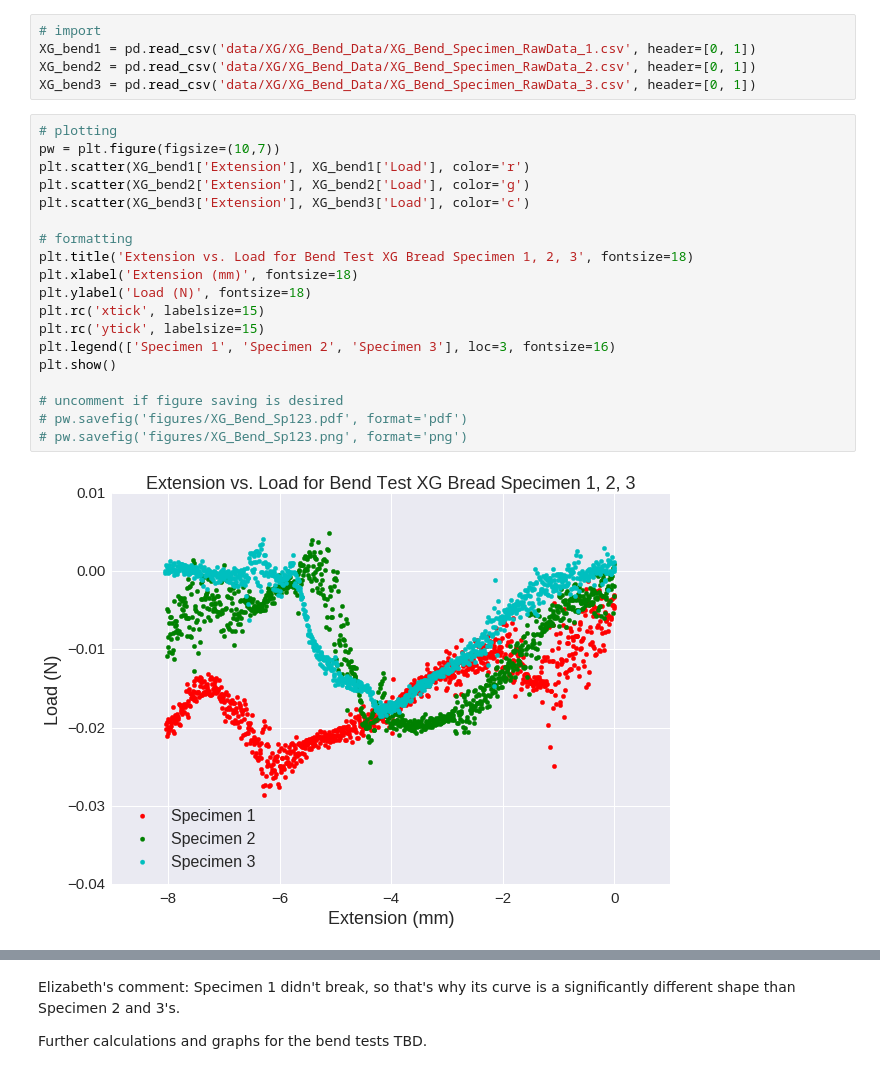
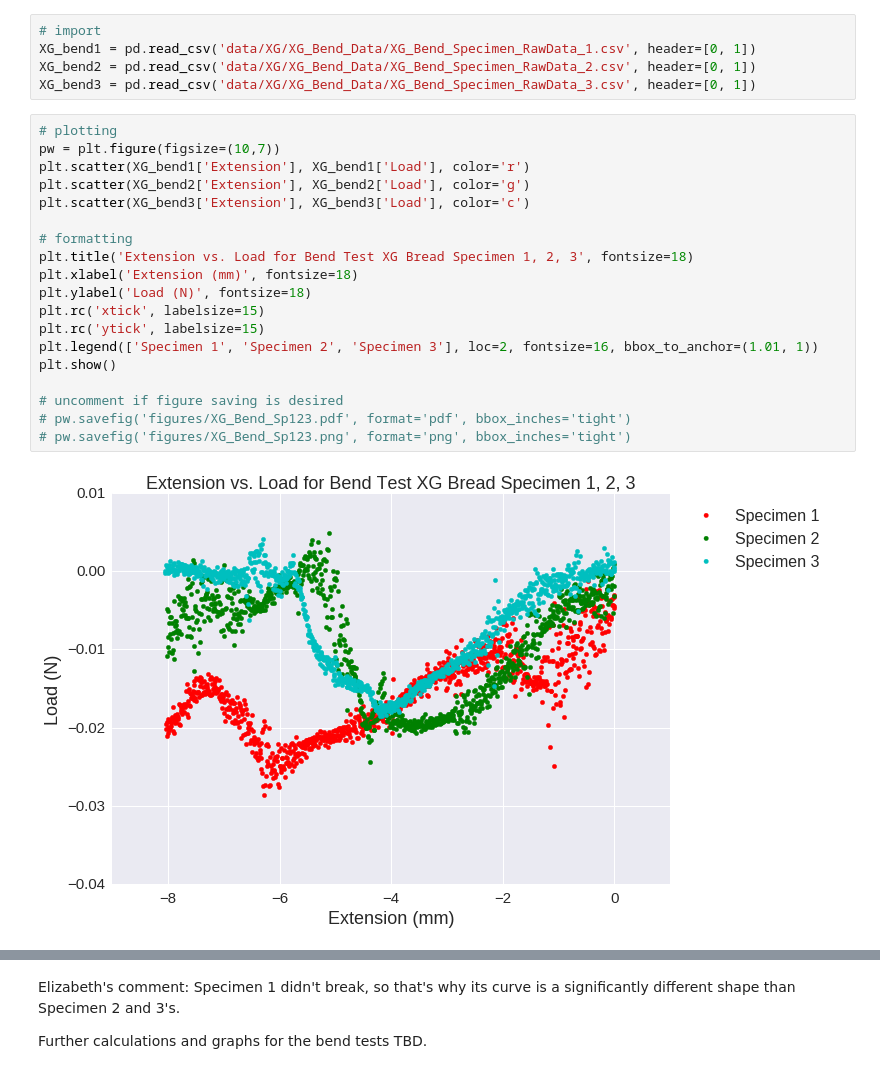
Before and after one commit to greenteawarrior/MatSci, a Jupyter notebook: GFBaking/instron_csv.ipynb, the cells around one changed output, grey strips where cells are left out. Drawn from its saved outputs; the diff is of its cells as text.

Commit message:
UPDATE: saved figures without legends getting cut off and fixed plot titles that said "Specimen" twice

```diff
--- a/GFBaking/instron_csv.ipynb
+++ b/GFBaking/instron_csv.ipynb
@@ -238,24 +240,24 @@ XG_bend3 = pd.read_csv('data/XG/XG_Bend_Data/XG_Bend_Specimen_RawData_3.csv', he
 # %%
 # plotting
 pw = plt.figure(figsize=(10,7))
 plt.scatter(XG_bend1['Extension'], XG_bend1['Load'], color='r')
 plt.scatter(XG_bend2['Extension'], XG_bend2['Load'], color='g')
 plt.scatter(XG_bend3['Extension'], XG_bend3['Load'], color='c')
 
 # formatting
 plt.title('Extension vs. Load for Bend Test XG Bread Specimen 1, 2, 3', fontsize=18)
 plt.xlabel('Extension (mm)', fontsize=18)
 plt.ylabel('Load (N)', fontsize=18)
 plt.rc('xtick', labelsize=15)
 plt.rc('ytick', labelsize=15)
-plt.legend(['Specimen 1', 'Specimen 2', 'Specimen 3'], loc=3, fontsize=16)
+plt.legend(['Specimen 1', 'Specimen 2', 'Specimen 3'], loc=2, fontsize=16, bbox_to_anchor=(1.01, 1))
 plt.show()
 
 # uncomment if figure saving is desired
-# pw.savefig('figures/XG_Bend_Sp123.pdf', format='pdf')
-# pw.savefig('figures/XG_Bend_Sp123.png', format='png')
+# pw.savefig('figures/XG_Bend_Sp123.pdf', format='pdf', bbox_inches='tight')
+# pw.savefig('figures/XG_Bend_Sp123.png', format='png', bbox_inches='tight')
 # %% [output]
-[figure, old version]
+[figure, new version]
 # %%
 # using the helper function
 
```
Also changed, not shown: parts of 8 cells of this notebook, 11 other files.
